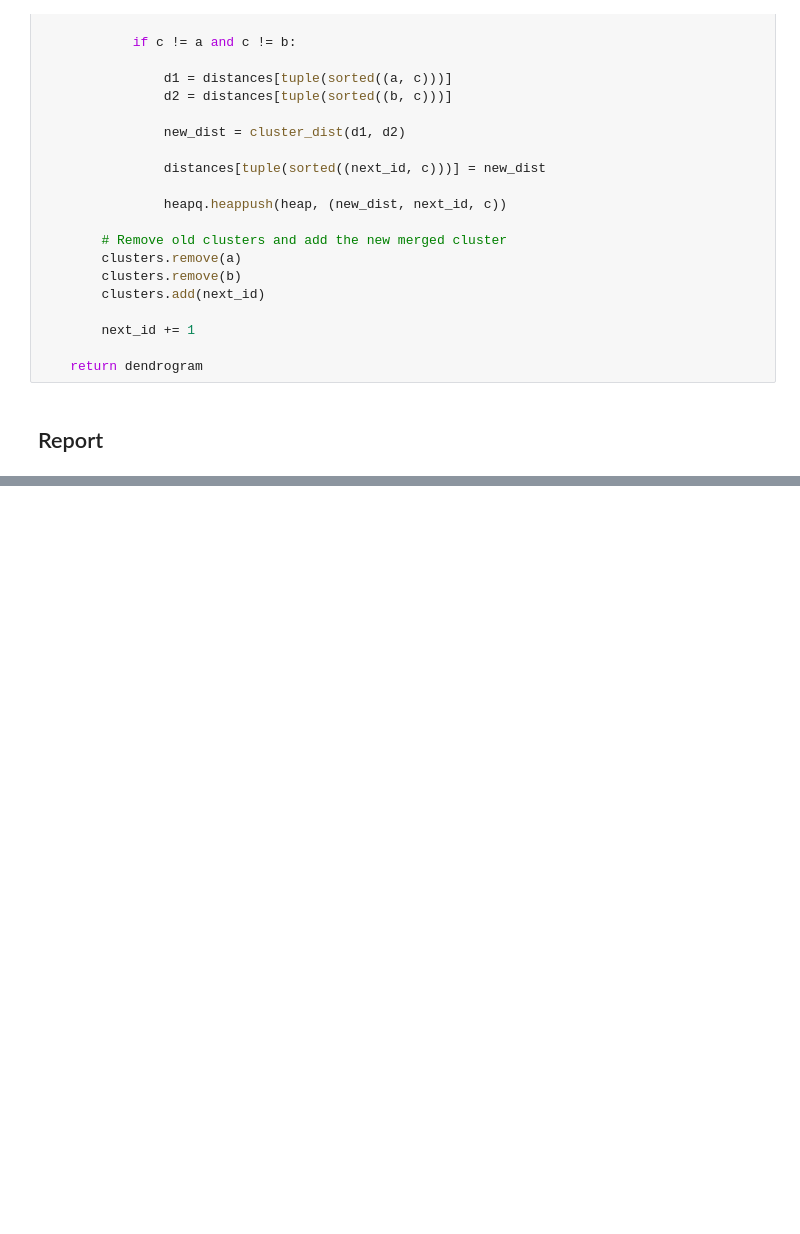
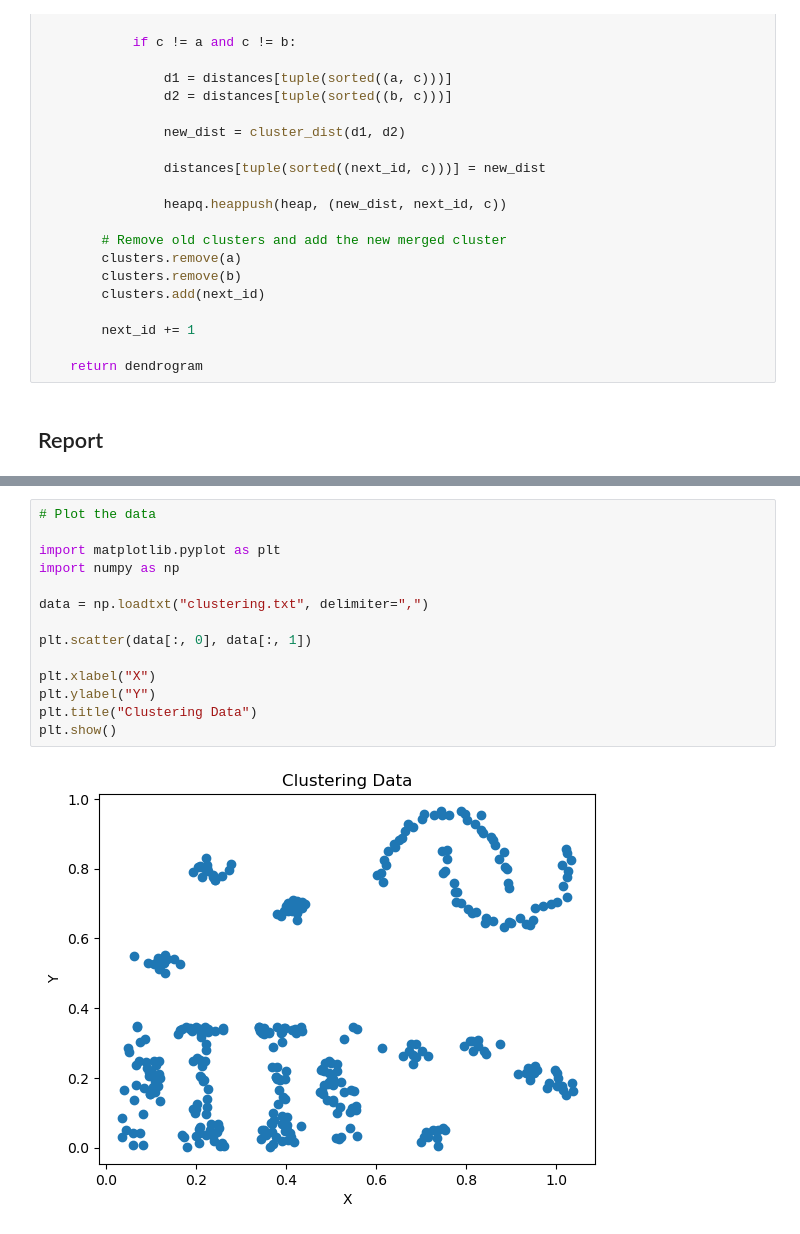
Before and after one commit to malopez3/cs6220_homework, a Jupyter notebook: Marco Lopez CS6220 HW 4.ipynb, the cells around one changed output, grey strips where cells are left out. Saved outputs shown, nothing was run; the diff lists cells and outputs as text; blank space fills up the shorter version.

```diff
--- a/Marco Lopez CS6220 HW 4.ipynb
+++ b/Marco Lopez CS6220 HW 4.ipynb
@@ -270,0 +331,16 @@ def hierarchical_clustering(data, cluster_dist):
+# %%
+# Plot the data
+
+import matplotlib.pyplot as plt
+import numpy as np
+
+data = np.loadtxt("clustering.txt", delimiter=",")
+
+plt.scatter(data[:, 0], data[:, 1])
+
+plt.xlabel("X")
+plt.ylabel("Y")
+plt.title("Clustering Data")
+plt.show()
+# %% [output]
+[figure, added]
```
Also changed, not shown: parts of 8 cells of this notebook.
